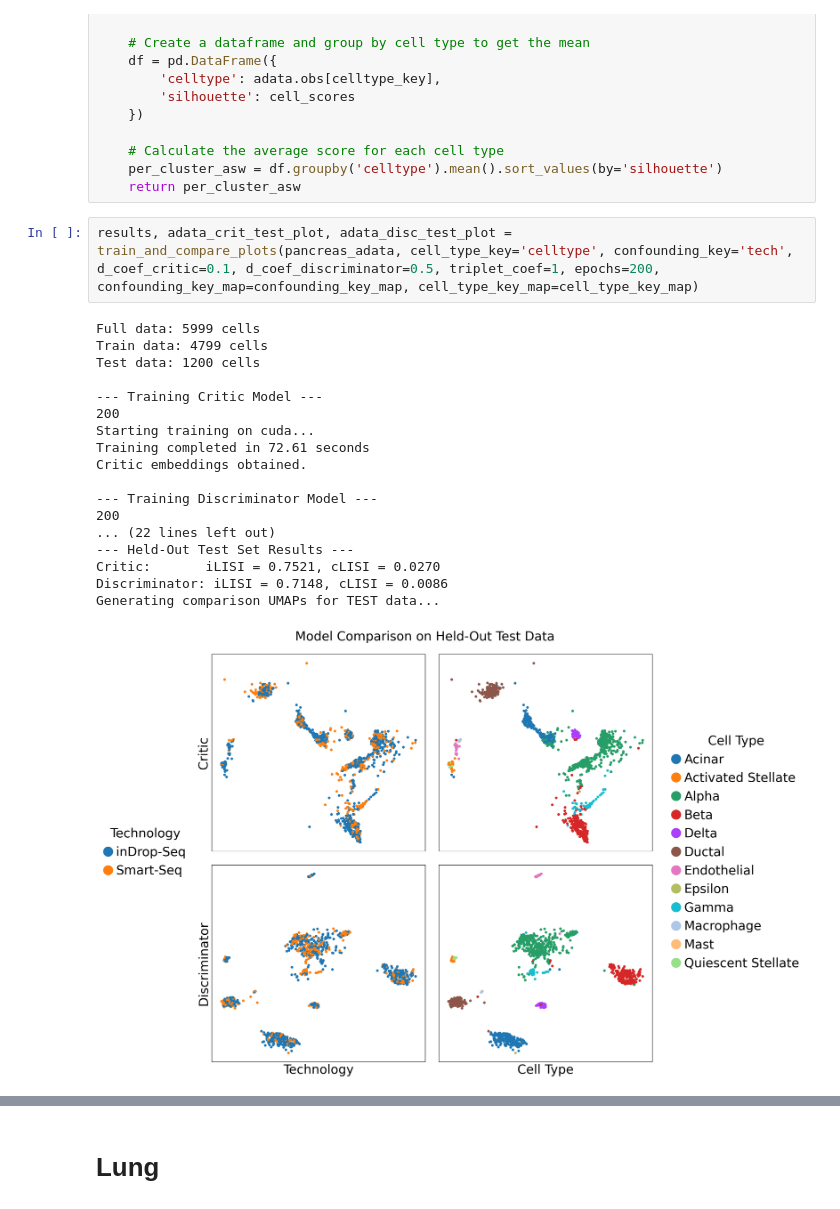
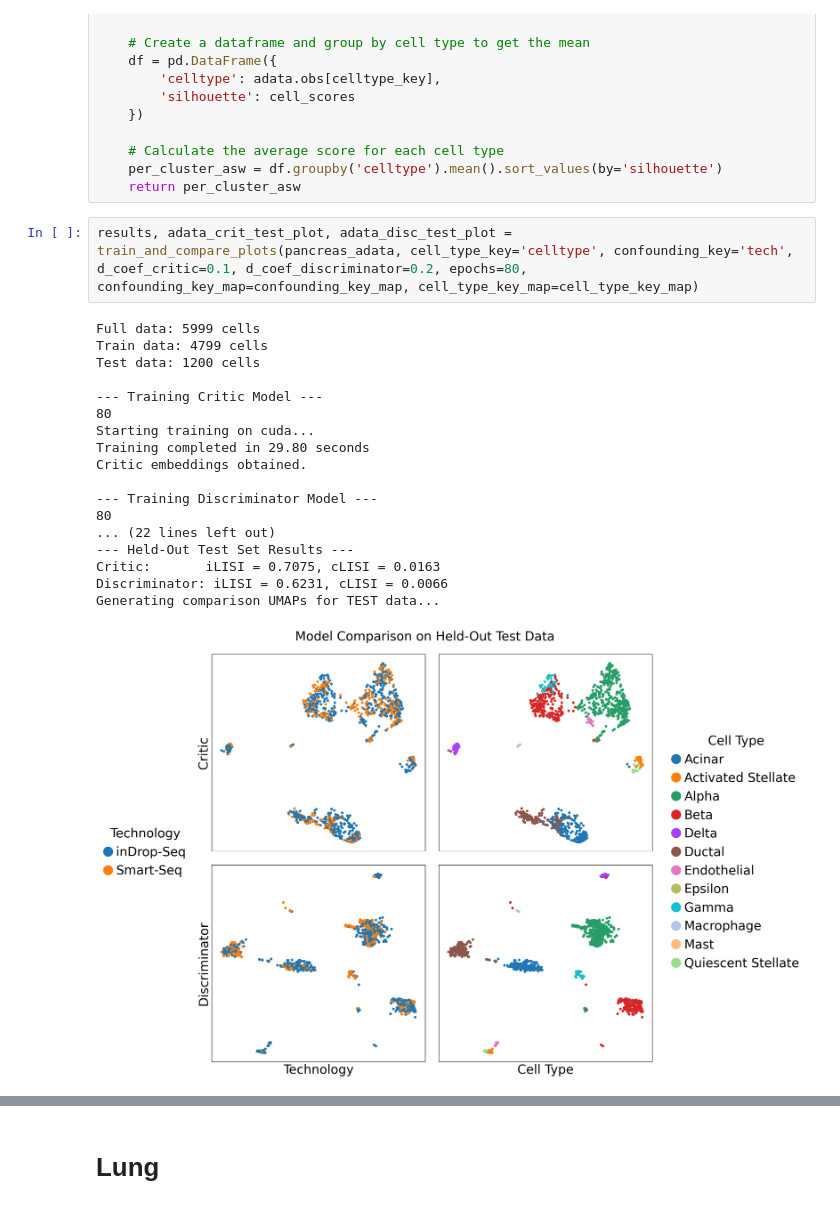
Before and after one commit to kreid415/wasserstein-critic-deconfounding, a Jupyter notebook: notebooks/explore_data.ipynb, the cells around one changed output, grey strips where cells are left out. Cells and saved outputs as stored; diff of their text form.

Commit message:
comp time results

```diff
--- a/notebooks/explore_data.ipynb
+++ b/notebooks/explore_data.ipynb
@@ -748,26 +747,26 @@ def get_per_celltype_silhouette(adata, embed_key='X_scCRAFT', celltype_key='cell
     per_cluster_asw = df.groupby('celltype').mean().sort_values(by='silhouette')
     return per_cluster_asw
 # %%
-results, adata_crit_test_plot, adata_disc_test_plot = train_and_compare_plots(pancreas_adata, cell_type_key='celltype', confounding_key='tech', d_coef_critic=0.1, d_coef_discriminator=0.5, triplet_coef=1, epochs=200, confounding_key_map=confounding_key_map, cell_type_key_map=cell_type_key_map)
+results, adata_crit_test_plot, adata_disc_test_plot = train_and_compare_plots(pancreas_adata, cell_type_key='celltype', confounding_key='tech', d_coef_critic=0.1, d_coef_discriminator=0.2, epochs=80, confounding_key_map=confounding_key_map, cell_type_key_map=cell_type_key_map)
 # %% [output]
 Full data: 5999 cells
 Train data: 4799 cells
 Test data: 1200 cells
 
 --- Training Critic Model ---
-200
+80
 Starting training on cuda...
-Training completed in 72.61 seconds
+Training completed in 29.80 seconds
 Critic embeddings obtained.
 
 --- Training Discriminator Model ---
-200
+80
 ... (22 lines left out)
 --- Held-Out Test Set Results ---
-Critic:       iLISI = 0.7521, cLISI = 0.0270
-Discriminator: iLISI = 0.7148, cLISI = 0.0086
+Critic:       iLISI = 0.7075, cLISI = 0.0163
+Discriminator: iLISI = 0.6231, cLISI = 0.0066
 Generating comparison UMAPs for TEST data...
-[figure, old version]
+[figure, new version]
 # %%
 calculate_paga_connectivity(adata_crit_test_plot, celltype_key='celltype', embed_key='X_scCRAFT', plot=False, title="PAGA Graph - Critic Test Set")
 # %% [output]
```
Also changed, not shown: parts of 15 cells of this notebook, 1 other file.
